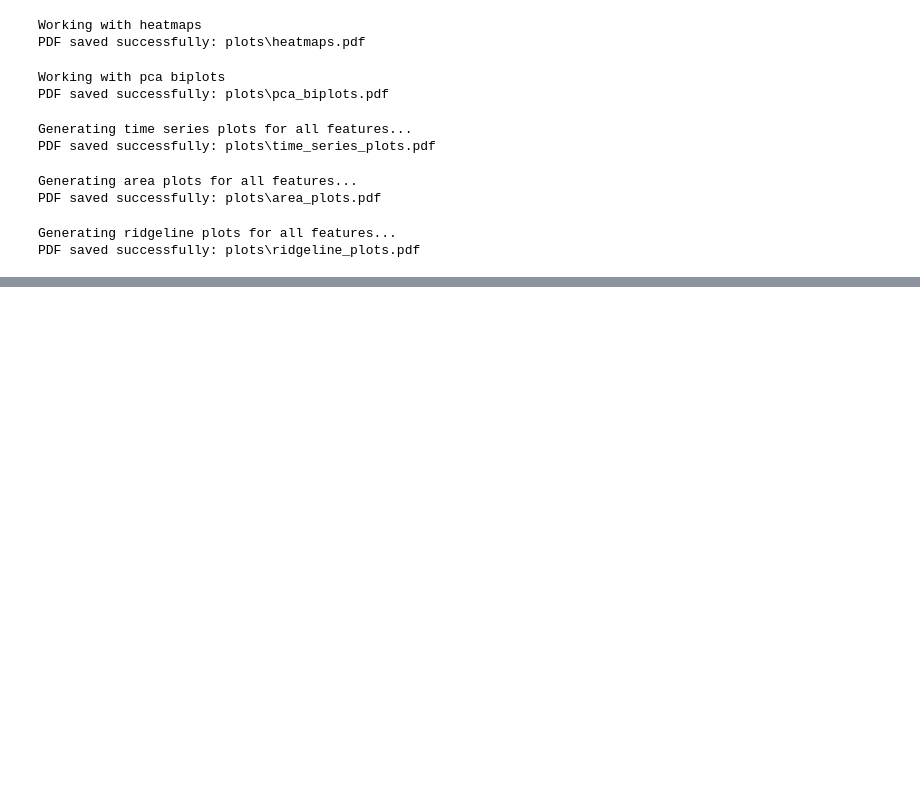
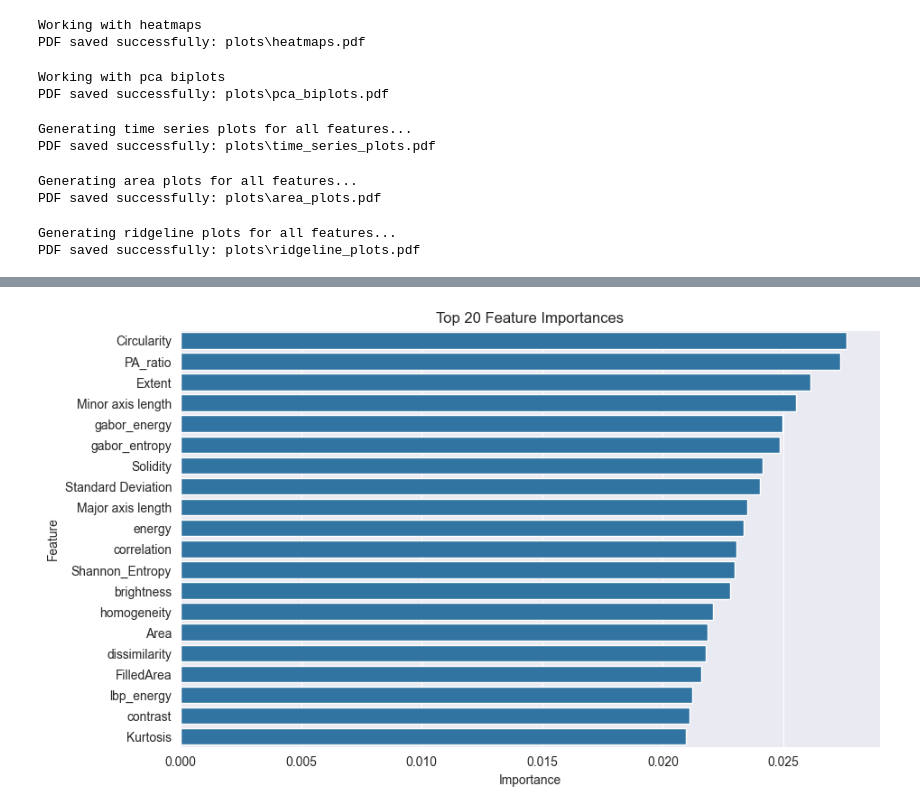
Before and after one commit to iammahbubalam/PPMI_Research_on_Parkinsons, a Jupyter notebook: src/mahbub/finalDatasetAnalysis.ipynb, the cells around one changed output, grey strips where cells are left out. Drawn from its saved outputs; the diff is of its cells as text; code cells hidden in the pictures; blank space fills up the shorter version.

```diff
--- a/src/mahbub/finalDatasetAnalysis.ipynb
+++ b/src/mahbub/finalDatasetAnalysis.ipynb
@@ -443,0 +900,84 @@ plot_kaplan_meier_plots(data, 'EVENT_ID', 'Time', 'Group', "kaplan_meier_plots.p
+# %%
+import pandas as pd
+from sklearn.model_selection import train_test_split
+from sklearn.ensemble import RandomForestClassifier
+from sklearn.preprocessing import StandardScaler
+
+# Load your dataset
+data = pd.read_csv('B:/Projects/PycharmProjects/PPMI_Research_on_Parkinson\'s/src/mahbub/processed_ppmi_master_dataset.csv')
+
+# Define non-feature, numerical, and categorical columns
+non_feature_columns = ['Patient ID', 'Visit Date', 'EVENT_ID', 'Visit Class', 'VisitNumber']
+numerical_features = [
+    'Area', 'Circularity', 'ConvexArea', 'EquivDiameter', 'Extent',
+    'FilledArea', 'Kurtosis', 'Major axis length', 'Mean',
+    'Minor axis length', 'PA_ratio', 'Shannon_Entropy', 'Skewness',
+    'Solidity', 'Standard Deviation', 'brightness', 'contrast',
+    'correlation', 'dissimilarity', 'energy', 'gabor_energy',
+    'gabor_entropy', 'homogeneity', 'lbp_energy', 'lbp_entropy'
+]
+categorical_features = [
+    'NP3SPCH', 'NP3FACXP', 'NP3RIGN', 'NP3RIGRU', 'NP3RIGLU', 'NP3RIGRL',
+    'NP3RIGLL', 'NP3FTAPR', 'NP3FTAPL', 'NP3HMOVR', 'NP3HMOVL', 'NP3PRSPR',
+    'NP3PRSPL', 'NP3TTAPR', 'NP3TTAPL', 'NP3LGAGR', 'NP3LGAGL', 'NP3RISNG',
+    'NP3GAIT', 'NP3FRZGT', 'NP3PSTBL', 'NP3POSTR', 'NP3BRADY', 'NP3PTRMR',
+    'NP3PTRML', 'NP3KTRMR', 'NP3KTRML', 'NP3RTARU', 'NP3RTALU', 'NP3RTARL',
+    'NP3RTALL', 'NP3RTALJ', 'NP3RTCON', 'DYSKPRES', 'NHY', 'NP2SPCH', 'NP2SALV',
+    'NP2SWAL', 'NP2EAT', 'NP2DRES', 'NP2HYGN', 'NP2HWRT', 'NP2HOBB', 'NP2TURN',
+    'NP2TRMR', 'NP2RISE', 'NP2WALK', 'NP2FREZ', 'NP1SLPN', 'NP1SLPD', 'NP1PAIN',
+    'NP1URIN', 'NP1CNST', 'NP1LTHD', 'NP1FATG', 'NP1COG', 'NP1HALL', 'NP1DPRS',
+    'NP1ANXS', 'NP1APAT', 'NP1DDS', 'CONCOHORT'
+]
+
+# Normalize the numerical features
+scaler = StandardScaler()
+data[numerical_features] = scaler.fit_transform(data[numerical_features])
+
+# Prepare the data
+X = data[numerical_features + categorical_features]
+y = data['Visit Class']
+
+# Split data into training and testing sets
+X_train, X_test, y_train, y_test = train_test_split(X, y, test_size=0.2, random_state=42)
+
+# Train a RandomForestClassifier
+rf = RandomForestClassifier(random_state=42)
+rf.fit(X_train, y_train)
+
+# Get feature importances
+feature_importances = rf.feature_importances_
+
+# Create a dataframe of feature importances with corresponding column names
+importance_df = pd.DataFrame({'Feature': X.columns, 'Importance': feature_importances})
+
+# Sort features by importance (descending order)
+importance_df = importance_df.sort_values(by='Importance', ascending=False)
+
+# Calculate cumulative sum of importance to determine feature selection thresholds
+importance_df['Cumulative Importance'] = importance_df['Importance'].cumsum()
+
+# Determine feature selection thresholds based on percentages (100%, 75%, 50%, 25%)
+total_importance = importance_df['Importance'].sum()
+thresholds = [0.25, 0.5, 0.75, 1.0]
+selected_features = {}
+
+for threshold in thresholds:
+    selected_features[f'{int(threshold*100)}%'] = importance_df[importance_df['Cumulative Importance'] <= threshold*total_importance]['Feature'].tolist()
+
+# Print or visualize selected features for each threshold
+for key, value in selected_features.items():
+    print(f"Selected features for {key} of importance:")
+    print(value)
+    print()
+
+# Optional: Plotting feature importances (requires matplotlib and seaborn)
+import matplotlib.pyplot as plt
+import seaborn as sns
+
+plt.figure(figsize=(10, 6))
+sns.barplot(x='Importance', y='Feature', data=importance_df.head(20))  # Top 20 features
+plt.title('Top 20 Feature Importances')
+plt.xlabel('Importance')
+plt.ylabel('Feature')
+plt.show()
+# %% [output]
@@ -443,0 +995 @@ plot_kaplan_meier_plots(data, 'EVENT_ID', 'Time', 'Group', "kaplan_meier_plots.p
+[figure, added]
```
Also changed, not shown: parts of 27 cells of this notebook, 14 other files.
